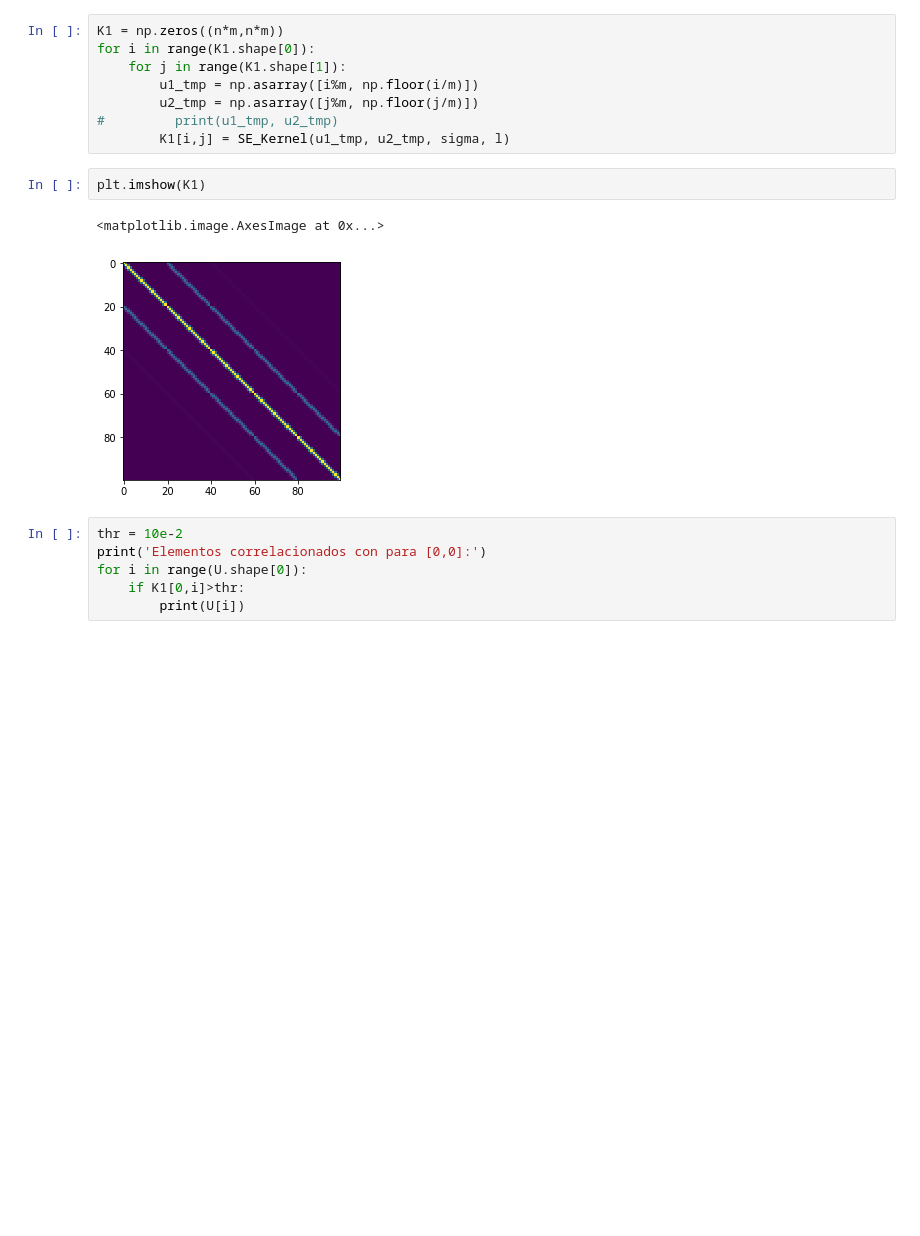
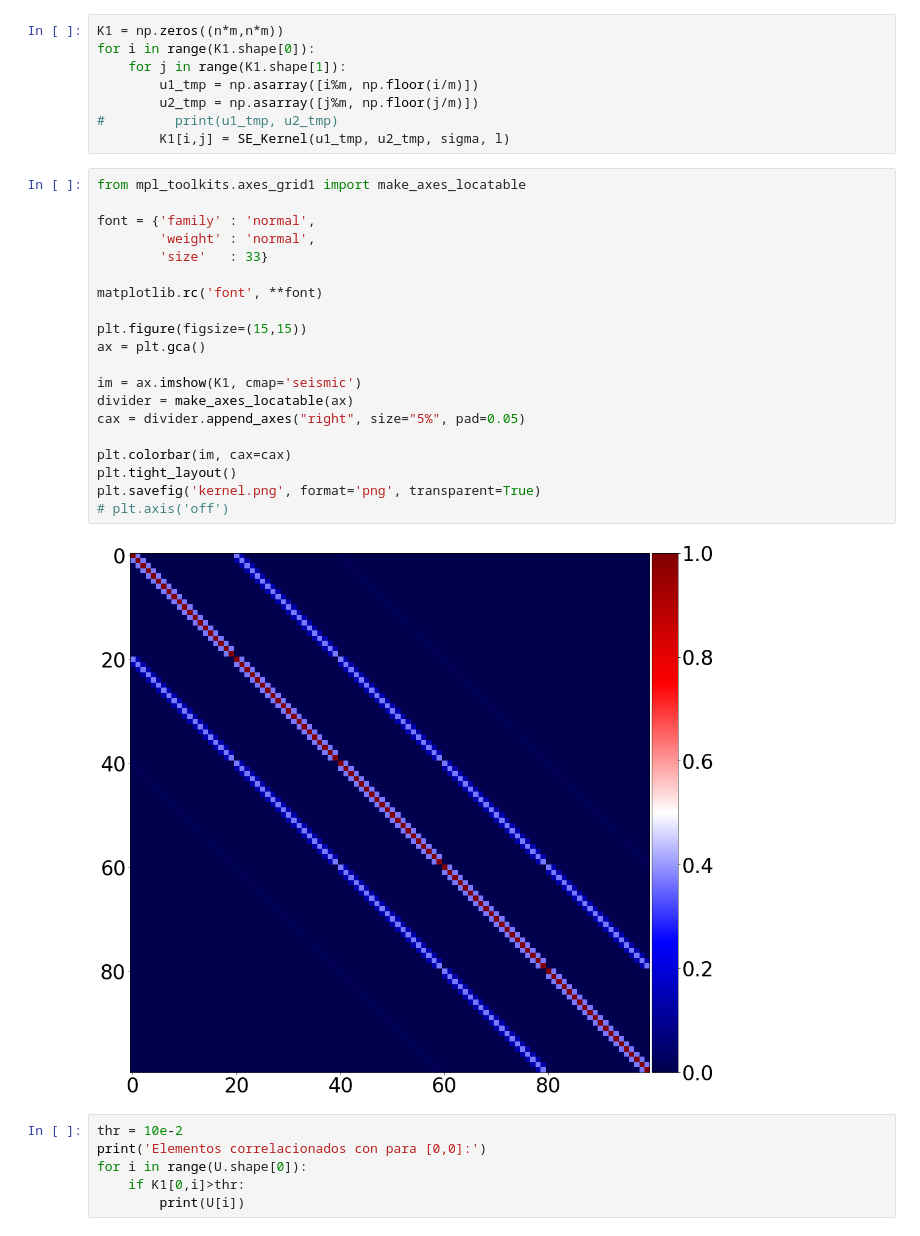
Before and after one commit to lerkoah/BayesianInterferometryIDS, a Jupyter notebook: src/Testing-covariance-matrix-transformation.ipynb, the cells around one changed output. Drawn from its saved outputs; the diff is of its cells as text; blank space fills up the shorter version.

```diff
--- a/src/Testing-covariance-matrix-transformation.ipynb
+++ b/src/Testing-covariance-matrix-transformation.ipynb
@@ -49,11 +32,28 @@ for i in range(K1.shape[0]):
         u2_tmp = np.asarray([j%m, np.floor(j/m)])
 #         print(u1_tmp, u2_tmp)
         K1[i,j] = SE_Kernel(u1_tmp, u2_tmp, sigma, l)
-# %%
-plt.imshow(K1)
-# %% [output]
-<matplotlib.image.AxesImage at 0x...>
-[figure, removed]
+# %%
+from mpl_toolkits.axes_grid1 import make_axes_locatable
+
+font = {'family' : 'normal',
+        'weight' : 'normal',
+        'size'   : 33}
+
+matplotlib.rc('font', **font)
+
+plt.figure(figsize=(15,15))
+ax = plt.gca()
+
+im = ax.imshow(K1, cmap='seismic')
+divider = make_axes_locatable(ax)
+cax = divider.append_axes("right", size="5%", pad=0.05)
+
+plt.colorbar(im, cax=cax)
+plt.tight_layout()
+plt.savefig('kernel.png', format='png', transparent=True)
+# plt.axis('off')
+# %% [output]
+[figure, added]
 # %%
 thr = 10e-2
 print('Elementos correlacionados con para [0,0]:')
```
Also changed, not shown: parts of 9 cells of this notebook, 7 other files.
